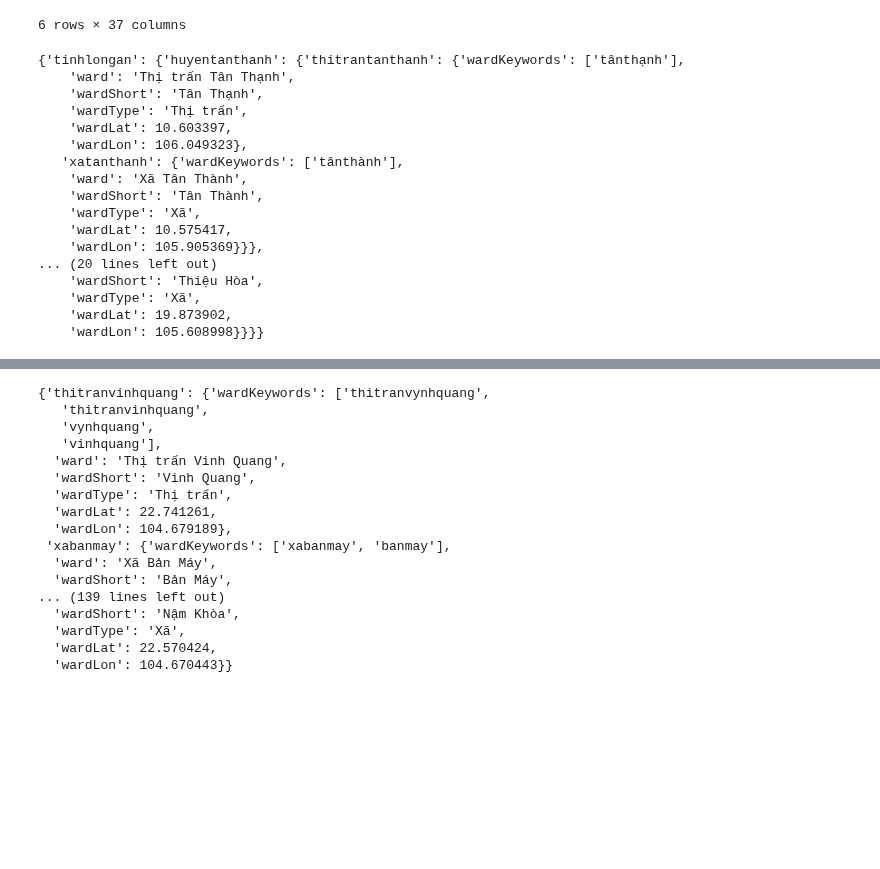
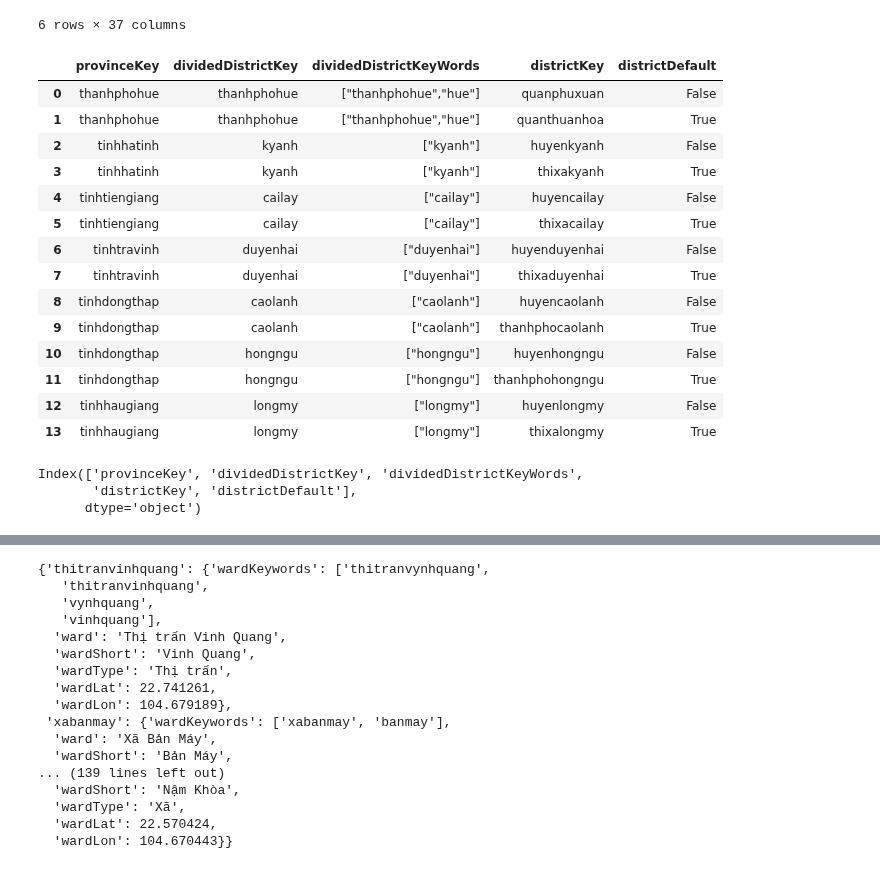
Before and after one commit to tranngocminhhieu/vietnamadminunits, a Jupyter notebook: scripts/generating_module_data/s7_generating_parser_63_data.ipynb, the cells around one changed output, grey strips where cells are left out. Cells and saved outputs as stored; diff of their text form; code cells hidden in the pictures; blank space fills up the shorter version.

```diff
--- a/scripts/generating_module_data/s7_generating_parser_63_data.ipynb
+++ b/scripts/generating_module_data/s7_generating_parser_63_data.ipynb
@@ -734,23 +735,31 @@ DICT_PROVINCE_DISTRICT_WARD_ACCENTED = build_province_district_ward_dict(df_ward
 
 df_ward_short_accented = df[df['wardShortKeyDuplicated']]
 DICT_PROVINCE_DISTRICT_WARD_SHORT_ACCENTED = build_province_district_ward_dict(df_ward_short_accented, short_name_key=True)
-# %%
-DICT_PROVINCE_DISTRICT_WARD_SHORT_ACCENTED
-# %% [output]
-{'tinhlongan': {'huyentanthanh': {'thitrantanthanh': {'wardKeywords': ['tânthạnh'],
-    'ward': 'Thị trấn Tân Thạnh',
-    'wardShort': 'Tân Thạnh',
-    'wardType': 'Thị trấn',
-    'wardLat': 10.603397,
-    'wardLon': 106.049323},
-   'xatanthanh': {'wardKeywords': ['tânthành'],
-    'ward': 'Xã Tân Thành',
-    'wardShort': 'Tân Thành',
-    'wardType': 'Xã',
-    'wardLat': 10.575417,
-    'wardLon': 105.905369}}},
-... (20 lines left out)
-    'wardShort': 'Thiệu Hòa',
-    'wardType': 'Xã',
-    'wardLat': 19.873902,
-    'wardLon': 105.608998}}}}
+# %%
+df_district_divided = pd.read_csv(BASE_DIR / 'data/alias_keywords/legacy/divided_district.csv')
+# %%
+df_district_divided['districtDefault'].fillna(False, inplace=True)
+# %%
+df_district_divided
+# %% [output]
+|  | provinceKey | dividedDistrictKey | dividedDistrictKeyWords | districtKey | districtDefault |
+| 0 | thanhphohue | thanhphohue | ["thanhphohue","hue"] | quanphuxuan | False |
+| 1 | thanhphohue | thanhphohue | ["thanhphohue","hue"] | quanthuanhoa | True |
+| 2 | tinhhatinh | kyanh | ["kyanh"] | huyenkyanh | False |
+| 3 | tinhhatinh | kyanh | ["kyanh"] | thixakyanh | True |
+| 4 | tinhtiengiang | cailay | ["cailay"] | huyencailay | False |
+| 5 | tinhtiengiang | cailay | ["cailay"] | thixacailay | True |
+| 6 | tinhtravinh | duyenhai | ["duyenhai"] | huyenduyenhai | False |
+| 7 | tinhtravinh | duyenhai | ["duyenhai"] | thixaduyenhai | True |
+| 8 | tinhdongthap | caolanh | ["caolanh"] | huyencaolanh | False |
+| 9 | tinhdongthap | caolanh | ["caolanh"] | thanhphocaolanh | True |
+| 10 | tinhdongthap | hongngu | ["hongngu"] | huyenhongngu | False |
+| 11 | tinhdongthap | hongngu | ["hongngu"] | thanhphohongngu | True |
+| 12 | tinhhaugiang | longmy | ["longmy"] | huyenlongmy | False |
+| 13 | tinhhaugiang | longmy | ["longmy"] | thixalongmy | True |
+# %%
+df_district_divided.columns
+# %% [output]
+Index(['provinceKey', 'dividedDistrictKey', 'dividedDistrictKeyWords',
+       'districtKey', 'districtDefault'],
+      dtype='object')
```
Also changed, not shown: parts of 25 cells of this notebook, 13 other files.
